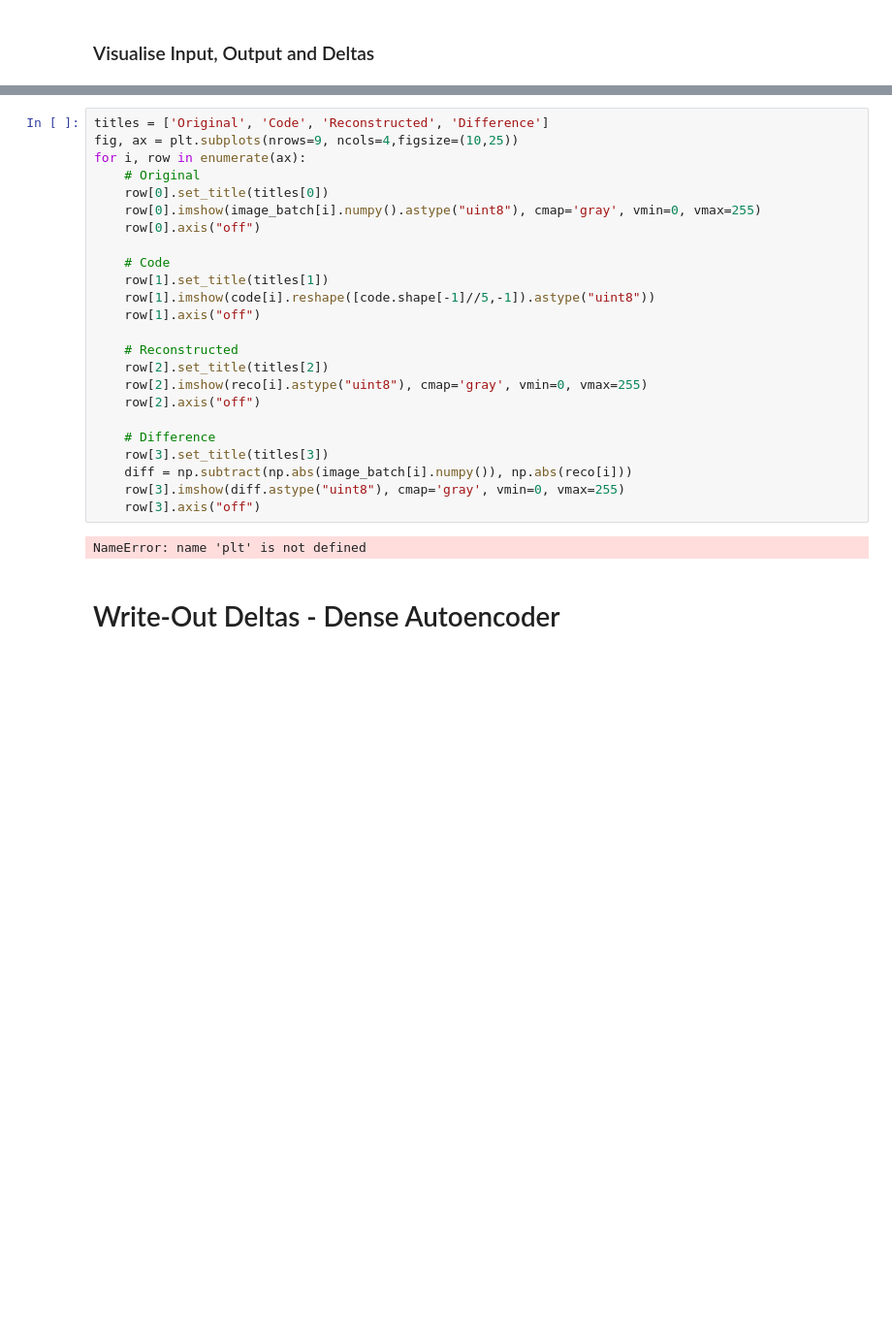
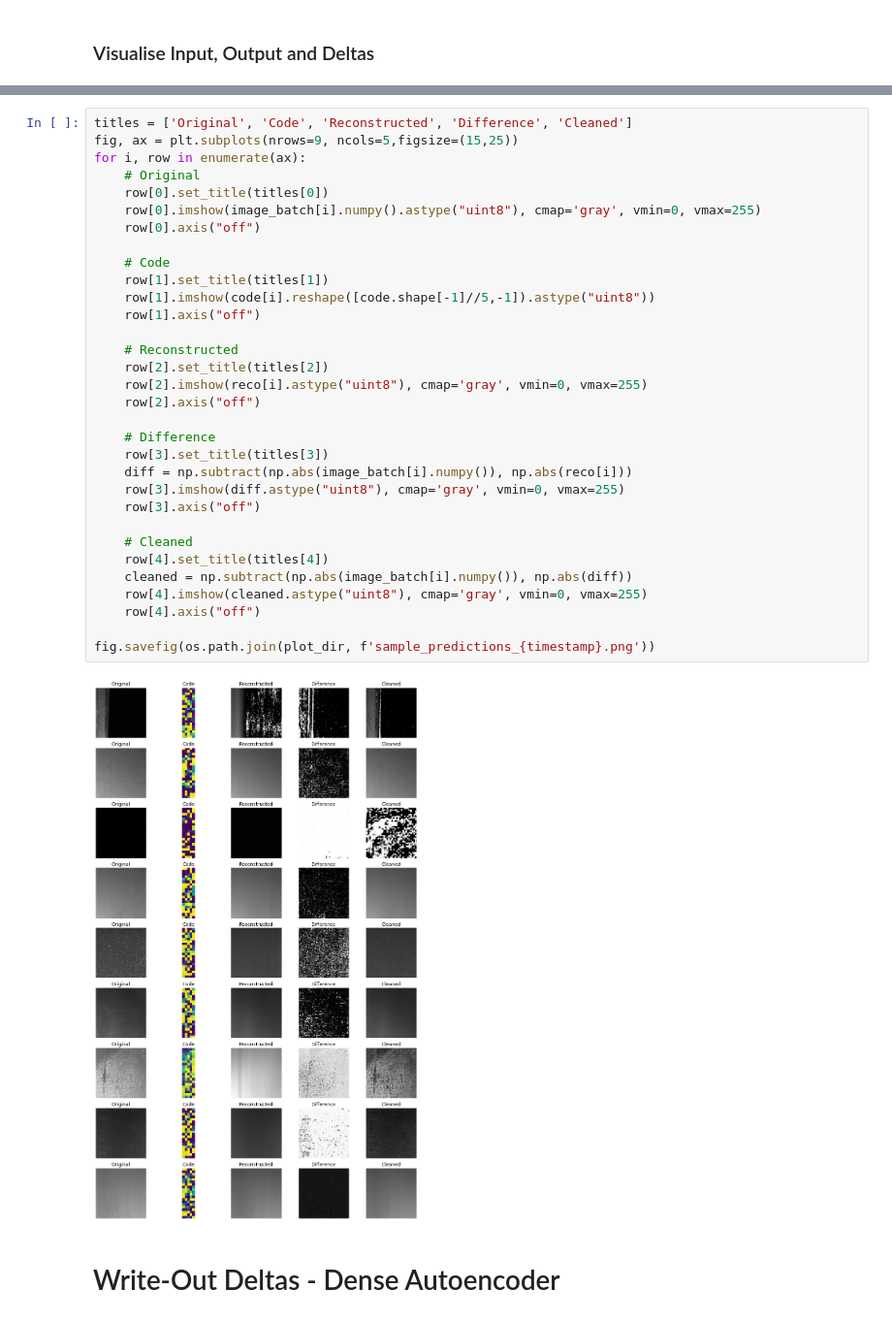
Before and after one commit to highproformas/dlv_groupwork, a Jupyter notebook: notebooks/Autoencoders_Combined.ipynb, the cells around one changed output, grey strips where cells are left out. Shown at 97% size. Cells and saved outputs as stored; diff of their text form; blank space fills up the shorter version.

```diff
--- a/notebooks/Autoencoders_Combined.ipynb
+++ b/notebooks/Autoencoders_Combined.ipynb
@@ -351,29 +377,37 @@ def visualize(img,encoder,decoder):
 # %%
-titles = ['Original', 'Code', 'Reconstructed', 'Difference']
-fig, ax = plt.subplots(nrows=9, ncols=4,figsize=(10,25))
+titles = ['Original', 'Code', 'Reconstructed', 'Difference', 'Cleaned']
+fig, ax = plt.subplots(nrows=9, ncols=5,figsize=(15,25))
 for i, row in enumerate(ax):
     # Original
     row[0].set_title(titles[0])
     row[0].imshow(image_batch[i].numpy().astype("uint8"), cmap='gray', vmin=0, vmax=255)
     row[0].axis("off")
 
     # Code
     row[1].set_title(titles[1])
     row[1].imshow(code[i].reshape([code.shape[-1]//5,-1]).astype("uint8"))
     row[1].axis("off")
 
     # Reconstructed
     row[2].set_title(titles[2])
     row[2].imshow(reco[i].astype("uint8"), cmap='gray', vmin=0, vmax=255)
     row[2].axis("off")
 
     # Difference
     row[3].set_title(titles[3])
     diff = np.subtract(np.abs(image_batch[i].numpy()), np.abs(reco[i]))
     row[3].imshow(diff.astype("uint8"), cmap='gray', vmin=0, vmax=255)
     row[3].axis("off")
+
+    # Cleaned
+    row[4].set_title(titles[4])
+    cleaned = np.subtract(np.abs(image_batch[i].numpy()), np.abs(diff))
+    row[4].imshow(cleaned.astype("uint8"), cmap='gray', vmin=0, vmax=255)
+    row[4].axis("off")
+
+fig.savefig(os.path.join(plot_dir, f'sample_predictions_{timestamp}.png'))
 # %% [output]
-NameError: name 'plt' is not defined
+[figure, added]
 # %% [markdown]
 # Write-Out Deltas - Dense Autoencoder
 # %%
```
Also changed, not shown: parts of 31 cells of this notebook, 2 other files.
